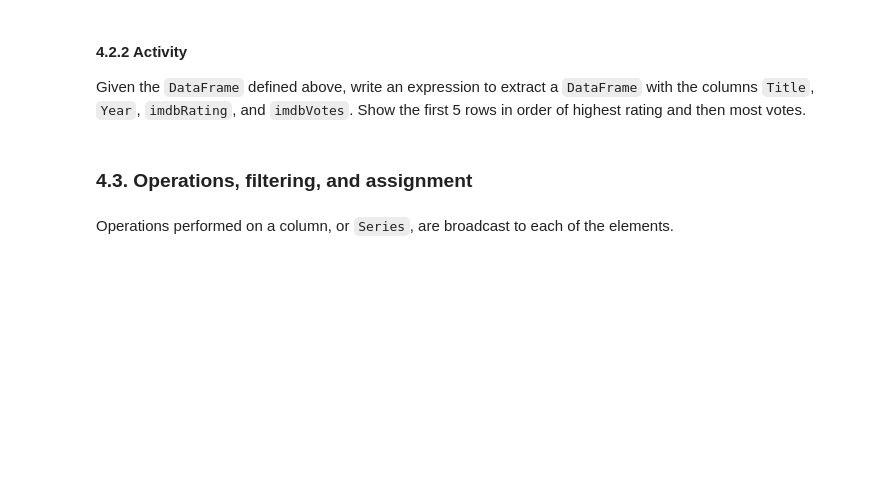
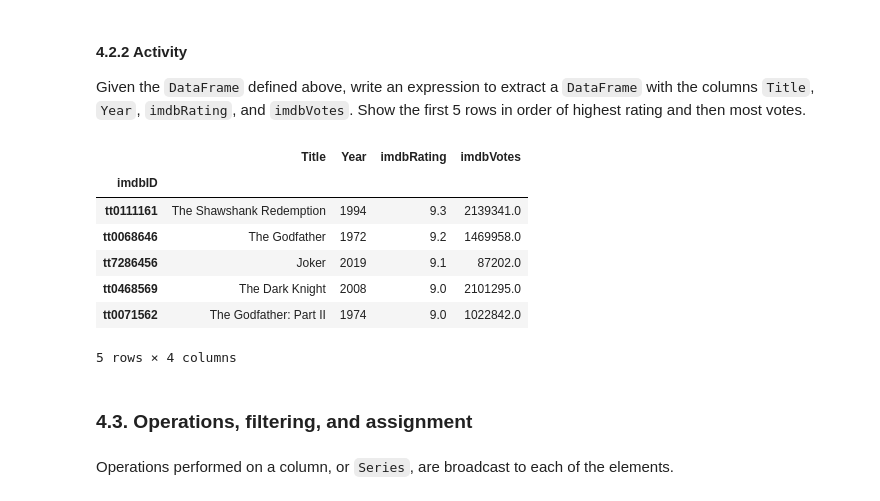
Before and after one commit to NCSU-Libraries/data-viz-workshops, a Jupyter notebook: Data_Manipulation_with_Python/data_manipulation_filled.ipynb, the cells around one changed output. Drawn from its saved outputs; the diff is of its cells as text; code cells hidden in the pictures; blank space fills up the shorter version.

```diff
--- a/Data_Manipulation_with_Python/data_manipulation_filled.ipynb
+++ b/Data_Manipulation_with_Python/data_manipulation_filled.ipynb
@@ -297,7 +640,16 @@ df_copy.head(10)
 Given the `DataFrame` defined above, write an expression to extract a `DataFrame` with the columns `Title`, `Year`, `imdbRating`, and `imdbVotes`. Show the first 5 rows in order of highest rating and then most votes.
 # %%
 # Write your code here
-df[["Title", "Year", "imdbRating", "imdbVotes"]].sort_values(["imdbRating", "imdbVotes"], ascending=[False, False])
+df[["Title", "Year", "imdbRating", "imdbVotes"]].sort_values(["imdbRating", "imdbVotes"], ascending=[False, False]).head()
+# %% [output]
+|  | Title | Year | imdbRating | imdbVotes |
+| imdbID |  |  |  |  |
+| tt0111161 | The Shawshank Redemption | 1994 | 9.3 | 2139341.0 |
+| tt0068646 | The Godfather | 1972 | 9.2 | 1469958.0 |
+| tt7286456 | Joker | 2019 | 9.1 | 87202.0 |
+| tt0468569 | The Dark Knight | 2008 | 9.0 | 2101295.0 |
+| tt0071562 | The Godfather: Part II | 1974 | 9.0 | 1022842.0 |
+5 rows × 4 columns
 # %% [markdown]
 ### 4.3. Operations, filtering, and assignment
 # %% [markdown]
```
Also changed, not shown: parts of 66 cells of this notebook.
